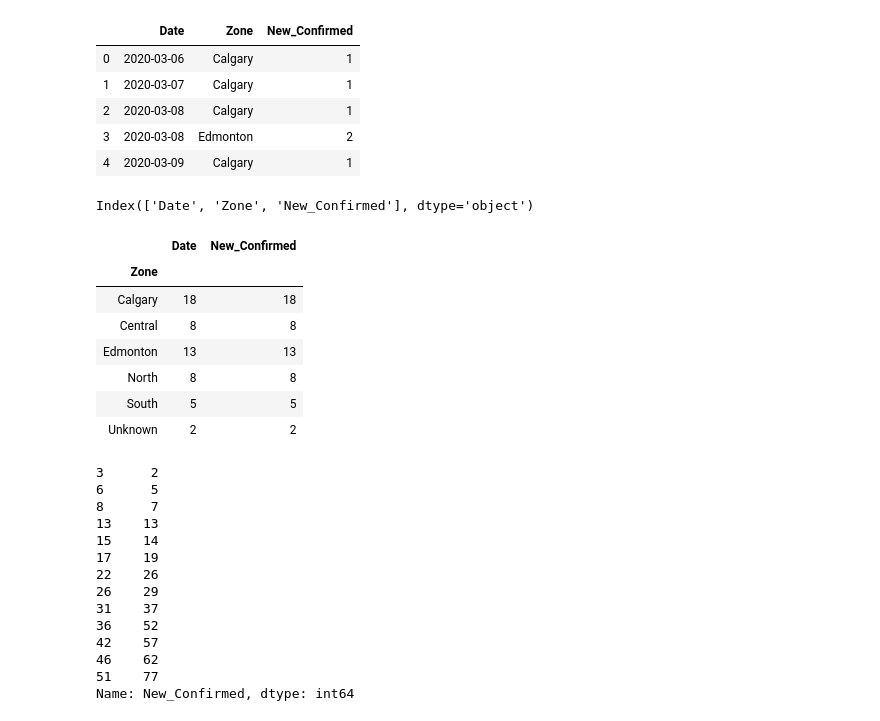
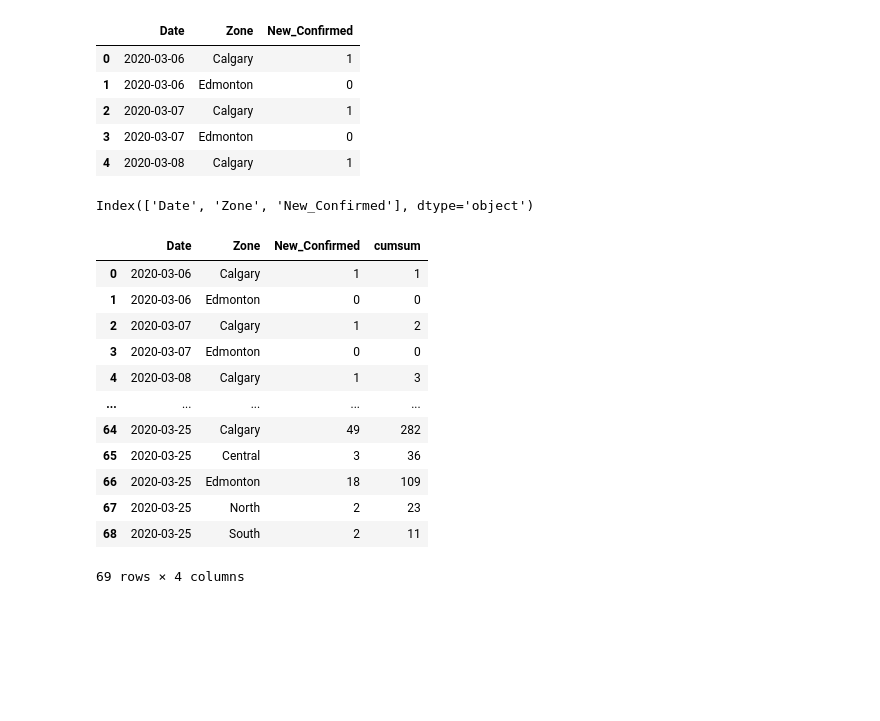
Before and after one commit to tyleracorn/covid_alberta, a Jupyter notebook: CovidAlberta.ipynb, the cells around one changed output. Cells and saved outputs as stored; diff of their text form; code cells hidden in the pictures; blank space fills up the shorter version.

```diff
--- a/CovidAlberta.ipynb
+++ b/CovidAlberta.ipynb
@@ -4,27 +4,33 @@ import matplotlib.pyplot as plt
 import numpy as np
 # %%
 covid = pd.read_csv('covid.csv')
+covid['Date'] = covid['Date'].astype('datetime64')
 covid.head()
 # %% [output]
 |  | Date | Zone | New_Confirmed |
 | 0 | 2020-03-06 | Calgary | 1 |
-| 1 | 2020-03-07 | Calgary | 1 |
-| 2 | 2020-03-08 | Calgary | 1 |
-| 3 | 2020-03-08 | Edmonton | 2 |
-| 4 | 2020-03-09 | Calgary | 1 |
+| 1 | 2020-03-06 | Edmonton | 0 |
+| 2 | 2020-03-07 | Calgary | 1 |
+| 3 | 2020-03-07 | Edmonton | 0 |
+| 4 | 2020-03-08 | Calgary | 1 |
 # %%
 covid.columns
 # %% [output]
 Index(['Date', 'Zone', 'New_Confirmed'], dtype='object')
 # %%
-covidzones = covid.groupby(['Zone'])
-covidzones.count()
+covid['cumsum'] = covid.groupby(['Zone']).cumsum()
+covid
 # %% [output]
-|  | Date | New_Confirmed |
-| Zone |  |  |
-| Calgary | 18 | 18 |
-| Central | 8 | 8 |
-| Edmonton | 13 | 13 |
-| North | 8 | 8 |
-| South | 5 | 5 |
-| Unknown | 2 | 2 |
+|  | Date | Zone | New_Confirmed | cumsum |
+| 0 | 2020-03-06 | Calgary | 1 | 1 |
+| 1 | 2020-03-06 | Edmonton | 0 | 0 |
+| 2 | 2020-03-07 | Calgary | 1 | 2 |
+| 3 | 2020-03-07 | Edmonton | 0 | 0 |
+| 4 | 2020-03-08 | Calgary | 1 | 3 |
+| ... | ... | ... | ... | ... |
+| 64 | 2020-03-25 | Calgary | 49 | 282 |
+| 65 | 2020-03-25 | Central | 3 | 36 |
+| 66 | 2020-03-25 | Edmonton | 18 | 109 |
+| 67 | 2020-03-25 | North | 2 | 23 |
+| 68 | 2020-03-25 | South | 2 | 11 |
+69 rows × 4 columns
@@ -33,17 +36,0 @@ EdmCumSum = covidzones['New_Confirmed'].get_group('Edmonton').cumsum()
-# %%
-EdmCumSum
-# %% [output]
-3      2
-6      5
-8      7
-13    13
-15    14
-17    19
-22    26
-26    29
-31    37
-36    52
-42    57
-46    62
-51    77
-Name: New_Confirmed, dtype: int64
```
Also changed, not shown: parts of 17 cells of this notebook, 2 other files.
